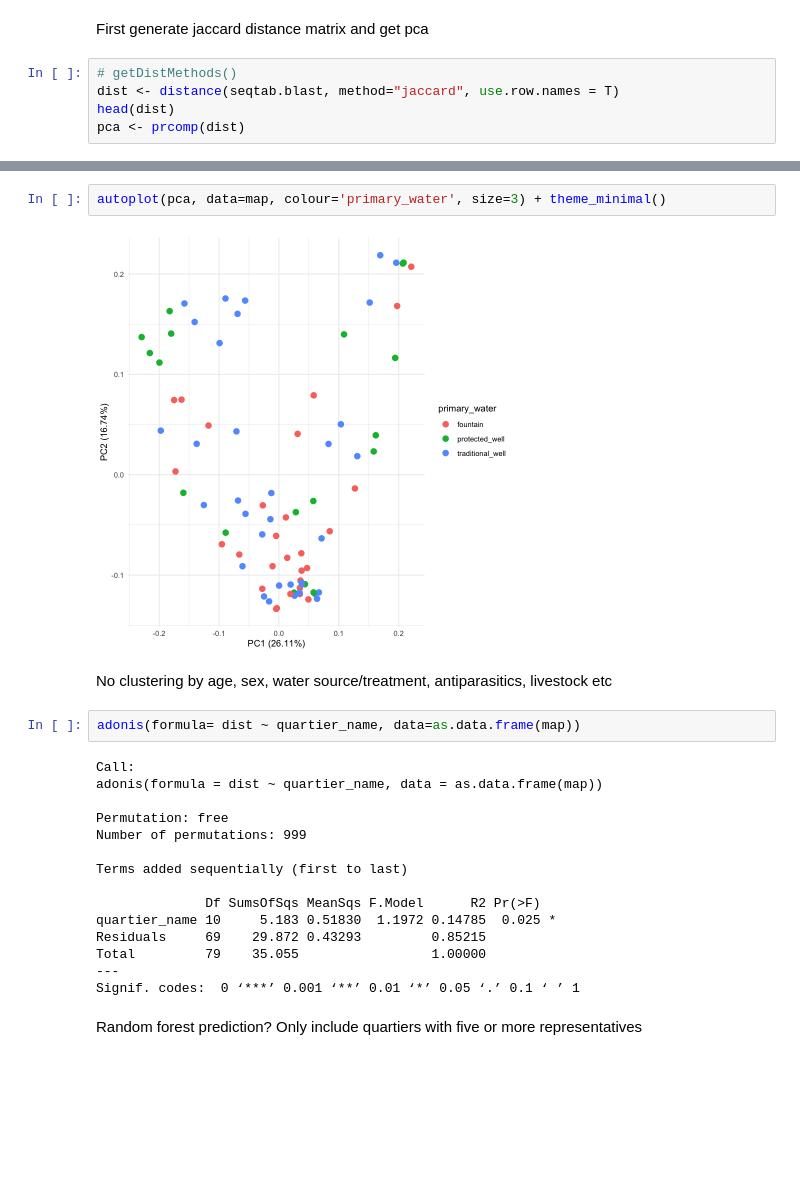
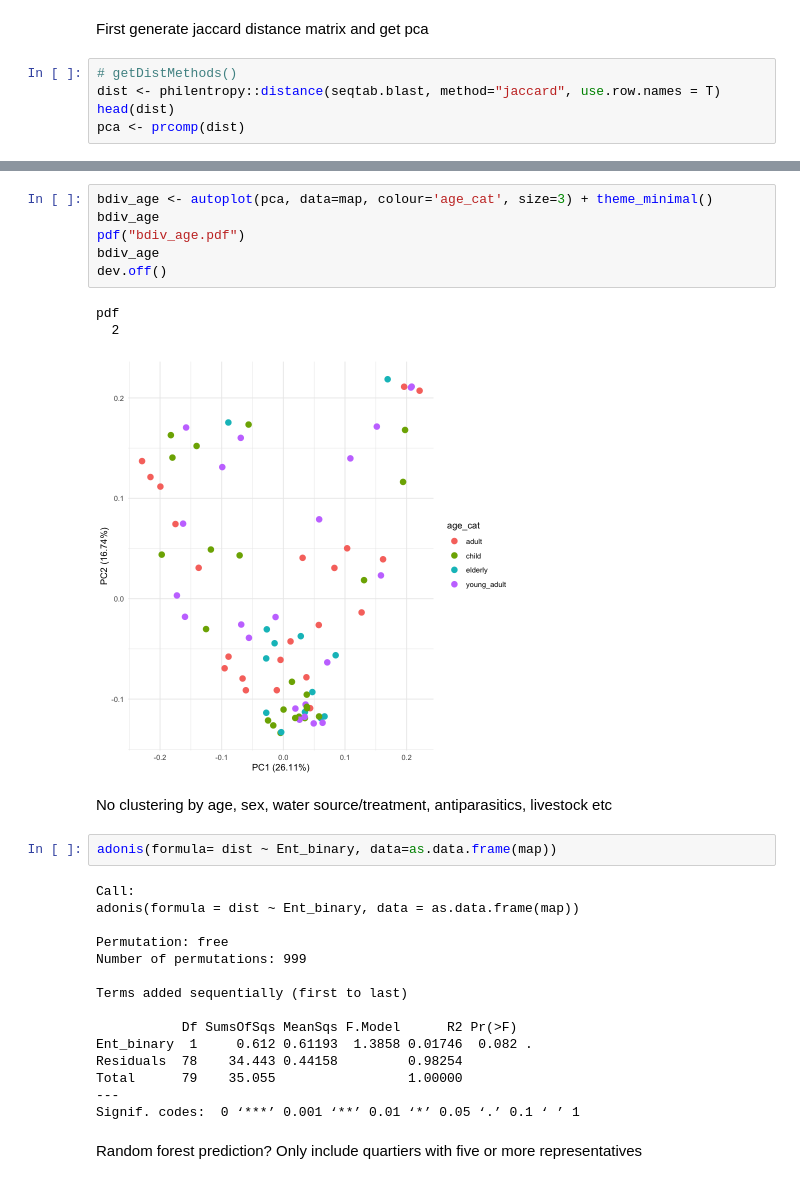
Before and after one commit to aemann01/burkina_faso_its, a Jupyter notebook: 03-euk_analyses/euk_analyses.ipynb, the cells around one changed output, grey strips where cells are left out. Drawn from its saved outputs; the diff is of its cells as text; blank space fills up the shorter version.

```diff
--- a/03-euk_analyses/euk_analyses.ipynb
+++ b/03-euk_analyses/euk_analyses.ipynb
@@ -133,7 +115,7 @@ pdf
 First generate jaccard distance matrix and get pca
 # %%
 # getDistMethods()
-dist <- distance(seqtab.blast, method="jaccard", use.row.names = T)
+dist <- philentropy::distance(seqtab.blast, method="jaccard", use.row.names = T)
 head(dist)
 pca <- prcomp(dist)
 # %% [output]
@@ -147,26 +129,32 @@ A matrix: 6 × 80 of type dbl
 | TM02-04 | 0.9846831 | 0.9774419 | 0.7398511 | 0.9967085 | 0.0000000 | 0.9244429 | 0.9939194 | 0.9956989 | 1.0000000 | 0.9972389 | ⋯ | ... |
 | TM03-01 | 0.6418589 | 0.4420495 | 0.9759165 | 0.9324823 | 0.9244429 | 0.0000000 | 0.7653689 | 0.9968874 | 0.9646150 | 0.9962634 | ⋯ | ... |
 # %%
-autoplot(pca, data=map, colour='primary_water', size=3) + theme_minimal()
+bdiv_age <- autoplot(pca, data=map, colour='age_cat', size=3) + theme_minimal()
+bdiv_age
+pdf("bdiv_age.pdf")
+bdiv_age
+dev.off()
 # %% [output]
+pdf
+  2
-[figure, old version]
+[figure, new version]
 # %% [markdown]
 No clustering by age, sex, water source/treatment, antiparasitics, livestock etc
 # %%
-adonis(formula= dist ~ quartier_name, data=as.data.frame(map))
+adonis(formula= dist ~ Ent_binary, data=as.data.frame(map))
 # %% [output]
 Call:
-adonis(formula = dist ~ quartier_name, data = as.data.frame(map))
+adonis(formula = dist ~ Ent_binary, data = as.data.frame(map))
 
 Permutation: free
 Number of permutations: 999
 
 Terms added sequentially (first to last)
 
-              Df SumsOfSqs MeanSqs F.Model      R2 Pr(>F)
-quartier_name 10     5.183 0.51830  1.1972 0.14785  0.025 *
-Residuals     69    29.872 0.43293         0.85215
-Total         79    35.055                 1.00000
+           Df SumsOfSqs MeanSqs F.Model      R2 Pr(>F)
+Ent_binary  1     0.612 0.61193  1.3858 0.01746  0.082 .
+Residuals  78    34.443 0.44158         0.98254
+Total      79    35.055                 1.00000
 ---
 Signif. codes:  0 ‘***’ 0.001 ‘**’ 0.01 ‘*’ 0.05 ‘.’ 0.1 ‘ ’ 1
 # %% [markdown]
```
Also changed, not shown: parts of 3 cells of this notebook, 2 other files.
